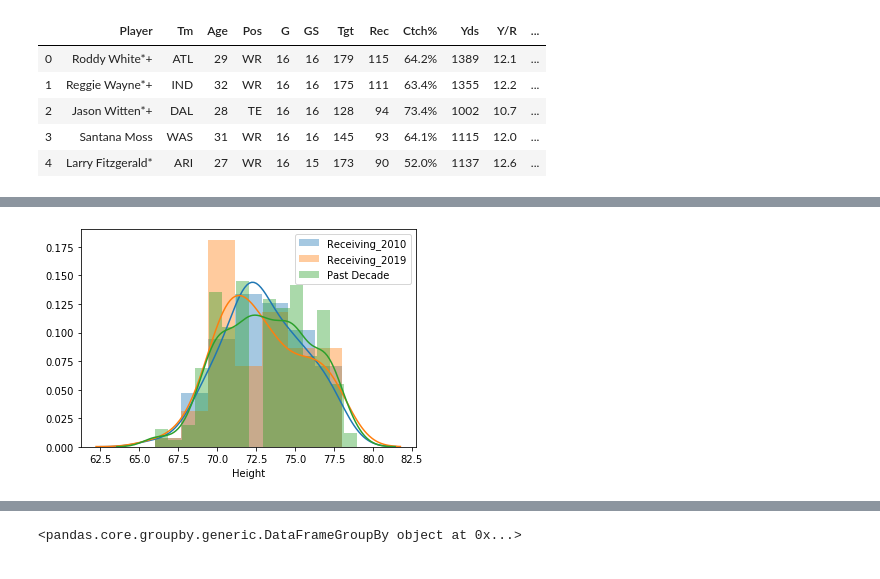
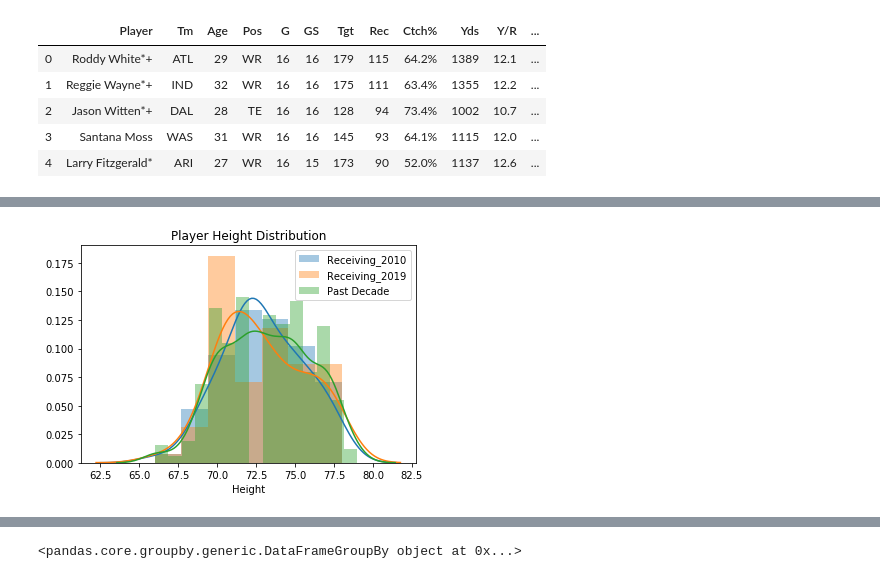
Before and after one commit to shaikh23/Nfl-Analysis, a Jupyter notebook: EDA_receiving_2.ipynb, the cells around one changed output, grey strips where cells are left out. Saved outputs shown, nothing was run; the diff lists cells and outputs as text; code cells hidden in the pictures.

```diff
--- a/EDA_receiving_2.ipynb
+++ b/EDA_receiving_2.ipynb
@@ -66,11 +79,12 @@ for df in receive_lst:
 # %%
-sns.distplot(receiving_2010.Height, label='Receiving_2010')
+ax = sns.distplot(receiving_2010.Height, label='Receiving_2010')
 sns.distplot(receiving_2019.Height, label='Receiving_2019')
 sns.distplot(past_decade.Height, label='Past Decade')
+ax.set_title('Player Height Distribution')
 plt.legend()
 plt.show()
 # %% [output]
-[figure, old version]
+[figure, new version]
 # %%
 past_decade = pd.concat(receive_lst)
 past_decade
```
Also changed, not shown: parts of 18 cells of this notebook.
